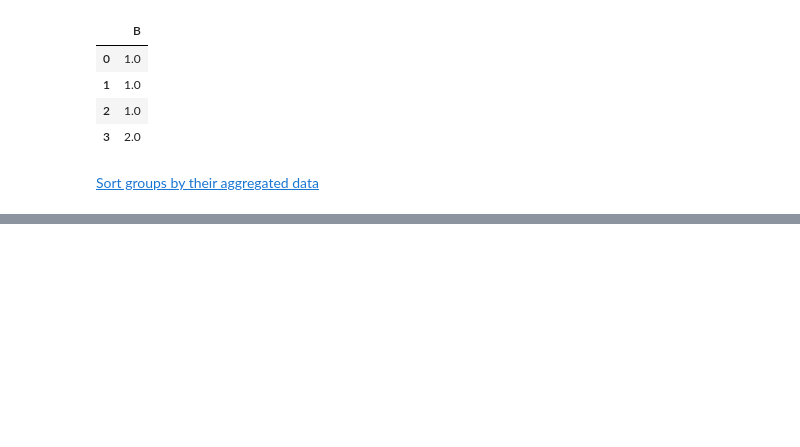
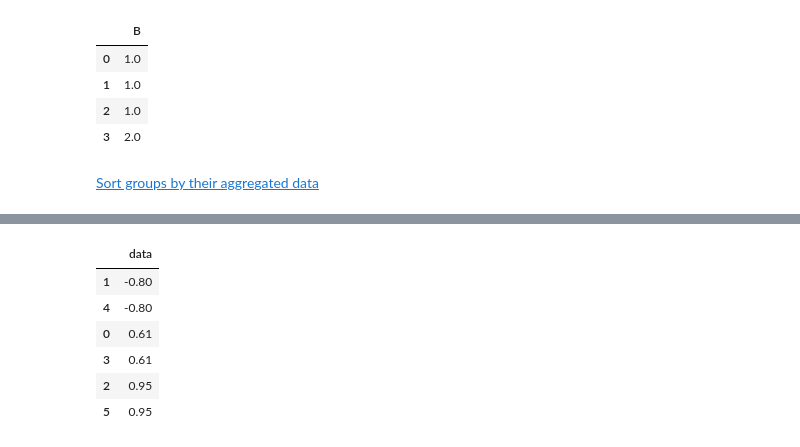
Before and after one commit to bgroveben/python3_machine_learning_projects, a Jupyter notebook: learn_kaggle/pandas/pandas_cookbook.ipynb, the cells around one changed output, grey strips where cells are left out. Saved outputs shown, nothing was run; the diff lists cells and outputs as text; code cells hidden in the pictures; blank space fills up the shorter version.

```diff
--- a/learn_kaggle/pandas/pandas_cookbook.ipynb
+++ b/learn_kaggle/pandas/pandas_cookbook.ipynb
@@ -942,0 +960,10 @@ gb.transform(replace)
+# %%
+agg_n_sort_order = code_groups[['data']].transform(sum).sort_values(by='data'); agg_n_sort_order
+# %% [output]
+|  | data |
+| 1 | -0.80 |
+| 4 | -0.80 |
+| 0 | 0.61 |
+| 3 | 0.61 |
+| 2 | 0.95 |
+| 5 | 0.95 |
```
Also changed, not shown: parts of 12 cells of this notebook.
